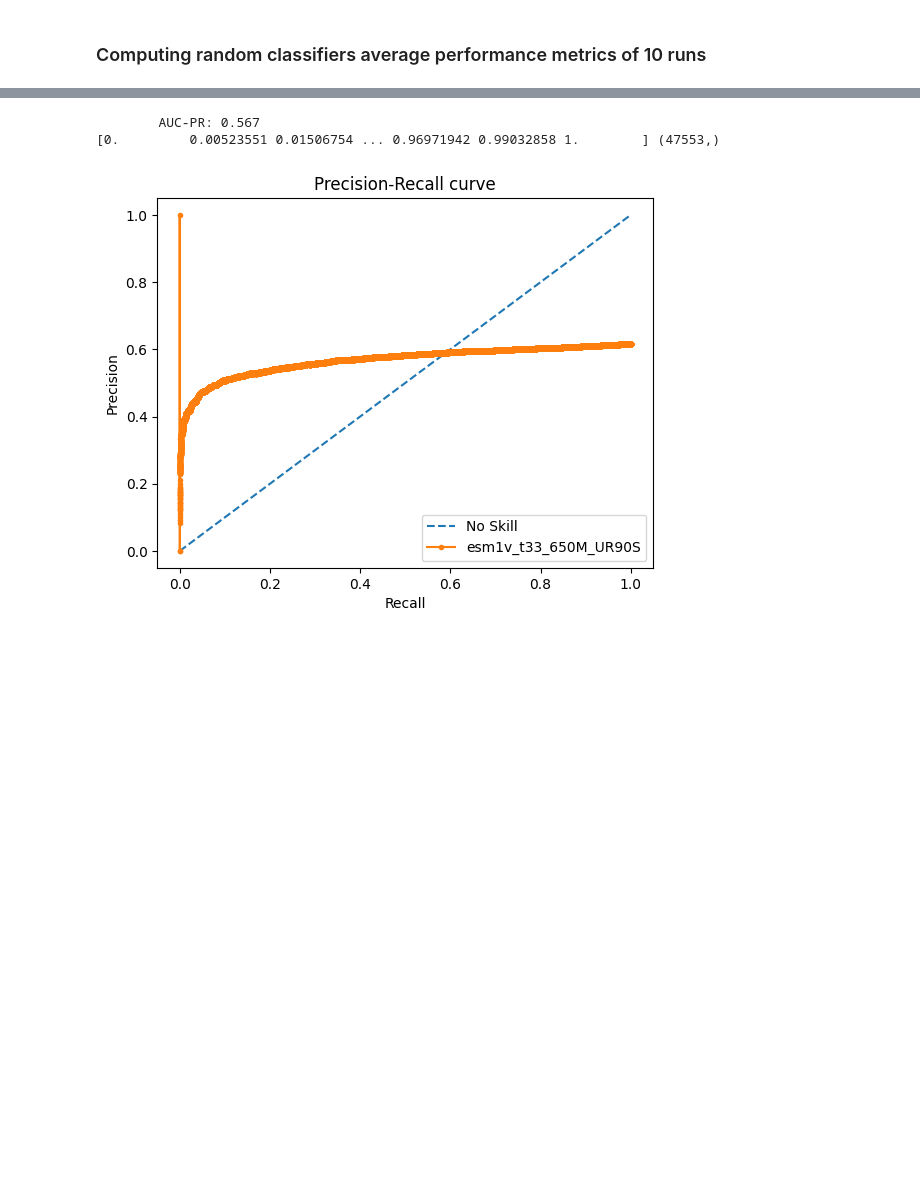
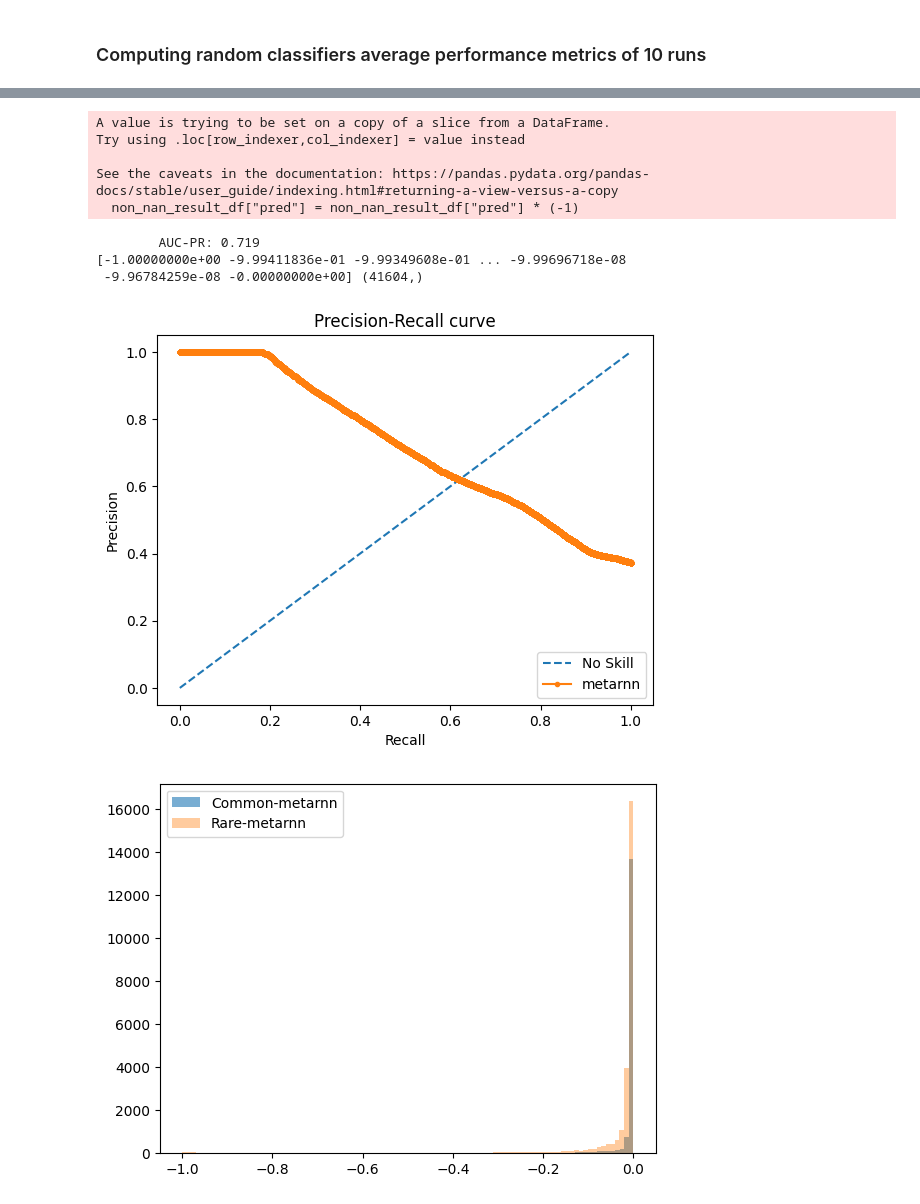
Before and after one commit to akabiraka/variant_effect_analysis, a Jupyter notebook: models/aa_common/performance_analysis_for_popu_freq.ipynb, the cells around one changed output, grey strips where cells are left out. Saved outputs shown, nothing was run; the diff lists cells and outputs as text; code cells hidden in the pictures; blank space fills up the shorter version.

Commit message:
performance analysis updated

```diff
--- a/models/aa_common/performance_analysis_for_popu_freq.ipynb
+++ b/models/aa_common/performance_analysis_for_popu_freq.ipynb
@@ -11,6 +11,7 @@ import pandas as pd
 from models.aa_common.performance_metrics import *
 # %%
 task = "popu_freq"
+rare_or_ultrarare = "Rare" # Rare, Ultra-rare
 model_root_and_name_tuple_list = [("dbnsfp", "sift"), ("dbnsfp", "polyphen2_HVAR"), ("dbnsfp", "cadd"), ("dbnsfp", "mvp"), ("dbnsfp", "metarnn"), ("dbnsfp", "revel"),
                                   ("tape_rao", "unirep"), ("tape_rao", "protbert"), ("sequnet_dunham", "sequnet"),
                                   ("esm_rives", "esm1b_t33_650M_UR50S"), ("esm_rives", "esm1v_t33_650M_UR90S"), ("esm_rives", "esm2_t33_650M_UR50D"),
@@ -19,18 +20,25 @@ model_root_and_name_tuple_list = [("dbnsfp", "sift"), ("dbnsfp", "polyphen2_HVAR
                                   ("bioembeddings_dallago", "prottrans_xlnet_uniref100"),
                                   ("bioembeddings_dallago", "prottrans_t5_bfd"), ("bioembeddings_dallago", "prottrans_t5_uniref50"), ("bioembeddings_dallago", "prottrans_t5_xl_u50")]
 
+# by default, we consider smaller means damaging (here rare), but the following models have specific opposite meaning
+models_larger_means_damaging = ["metarnn", "mvp", "polyphen2_HVAR", "cadd", "revel"]
+
 metrics = ["AUC-ROC", "AUC-PR", "F1-max", "Th-max", "Precision", "Recall", "Accuracy", "Balanced-accuracy", "MCC"]
 # %%
 result_df = pd.read_csv(home_dir+f"models/aa_common/merged_predictions/{task}_analysis.csv", sep="\t")
-result_df = result_df[result_df["mt_freq"]>=.001] # common and rare only
+
+result_df.loc[result_df["mt_freq"]>=.01, "class"] = "Common"
+
+result_df.loc[(result_df["mt_freq"]<.01) & (result_df["mt_freq"]>=.001), "class"] = "Rare"
+result_df.loc[result_df["mt_freq"]<.001, "class"] = "Ultra-rare"
+
+result_df = result_df[(result_df["class"]=="Common") | (result_df["class"]==rare_or_ultrarare)] # common and rare only or ommon and ultra-rare only
 print(result_df.shape)
 print(result_df.columns)
 
-result_df.loc[result_df["mt_freq"]>=.01, "class"] = "Common"
-result_df.loc[(result_df["mt_freq"]<.01) & (result_df["mt_freq"]>=.001), "class"] = "Rare"
-
-result_df.loc[result_df["class"]=="Common", "class_numeric"] = 0
-result_df.loc[result_df["class"]=="Rare", "class_numeric"] = 1
+result_df.loc[result_df["class"]=="Common", "class_numeric"] = 1
+result_df.loc[result_df["class"]==rare_or_ultrarare, "class_numeric"] = 0
+print("Common: ", result_df[result_df["class"]=="Common"].shape, rare_or_ultrarare, result_df[result_df["class"]==rare_or_ultrarare].shape)
 # %% [output]
 (47662, 33)
 Index(['snp_id', 'chrom_acc_version', 'chrom_pos', 'ref_allele', 'alt_allele',
@@ -47,7 +56,7 @@ Index(['snp_id', 'chrom_acc_version', 'chrom_pos', 'ref_allele', 'alt_allele',
 # %% [markdown]
 ### Computing all methods performance metrics
 # %%
-output_file = home_dir+f"models/aa_common/performance_analysis/{task}.csv"
+output_file = home_dir+f"models/aa_common/performance_analysis/{task}_{rare_or_ultrarare}_analysis.csv"
 
 out = open(output_file, 'w')
 out.write("Models\\Metrics")
@@ -61,6 +70,9 @@ for i, (model_root, model_name) in enumerate(model_root_and_name_tuple_list):
     result_df["pred"]=(result_df[model_pred_col]-result_df[model_pred_col].min())/(result_df[model_pred_col].max()-result_df[model_pred_col].min()) # scaling prediction scores between [0, 1]
 
     non_nan_result_df = result_df[~pd.isna(result_df[model_pred_col])]  # taking df for only non-NAN values
+
+    if model_name in models_larger_means_damaging:
+        non_nan_result_df["pred"] = non_nan_result_df["pred"] * (-1)
 
     auc_roc_score = get_auc_roc_score(non_nan_result_df)
     auc_pr_score, precisions, recalls, thresholds = get_auc_pr_score(non_nan_result_df)
@@ -165,22 +248,44 @@ out.close()
 # %%
-model_name = "esm1v_t33_650M_UR90S"
+model_name = "metarnn"
 model_pred_col = model_name + "_pred"
 result_df["pred"]=(result_df[model_pred_col]-result_df[model_pred_col].min())/(result_df[model_pred_col].max()-result_df[model_pred_col].min()) # scaling prediction scores between [0, 1]
 
 non_nan_result_df = result_df[~pd.isna(result_df[model_pred_col])]  # taking df for only non-NAN values
+
+if model_name in models_larger_means_damaging:
+    non_nan_result_df["pred"] = non_nan_result_df["pred"] * (-1)
+
 auc_pr_score, precisions, recalls, thresholds = get_auc_pr_score(non_nan_result_df)
 print(thresholds, thresholds.shape)
 
 import matplotlib.pyplot as plt
 # plt.fill_between(recalls, precisions)
 plt.plot([0,1], [0,1], linestyle='--', label='No Skill')
 plt.plot(recalls, precisions, marker='.', label=f'{model_name}')
 plt.ylabel("Precision")
 plt.xlabel("Recall")
 plt.legend()
 plt.title("Precision-Recall curve")
 plt.show()
+
+
+common = non_nan_result_df[non_nan_result_df["class"]=="Common"]
+rare = non_nan_result_df[non_nan_result_df["class"]==rare_or_ultrarare]
+
+bins = 100 # 20, 100, 500
+plt.hist(common["pred"], bins=bins, density=False, log=False, alpha=.6, label=f"Common-{model_name}")
+plt.hist(rare["pred"], bins=bins, density=False, log=False, alpha=.4, label=f"Rare-{model_name}")
+
+plt.legend()
+plt.show()
 # %% [output]
-        AUC-PR: 0.567
-[0.         0.00523551 0.01506754 ... 0.96971942 0.99032858 1.        ] (47553,)
+A value is trying to be set on a copy of a slice from a DataFrame.
+Try using .loc[row_indexer,col_indexer] = value instead
+
+See the caveats in the documentation: https://pandas.pydata.org/pandas-docs/stable/user_guide/indexing.html#returning-a-view-versus-a-copy
+  non_nan_result_df["pred"] = non_nan_result_df["pred"] * (-1)
+        AUC-PR: 0.719
+[-1.00000000e+00 -9.99411836e-01 -9.99349608e-01 ... -9.99696718e-08
+ -9.96784259e-08 -0.00000000e+00] (41604,)
-[figure, old version]
+[figure, new version]
+[figure, added]
```
Also changed, not shown: parts of 3 cells of this notebook, 2 other files.
